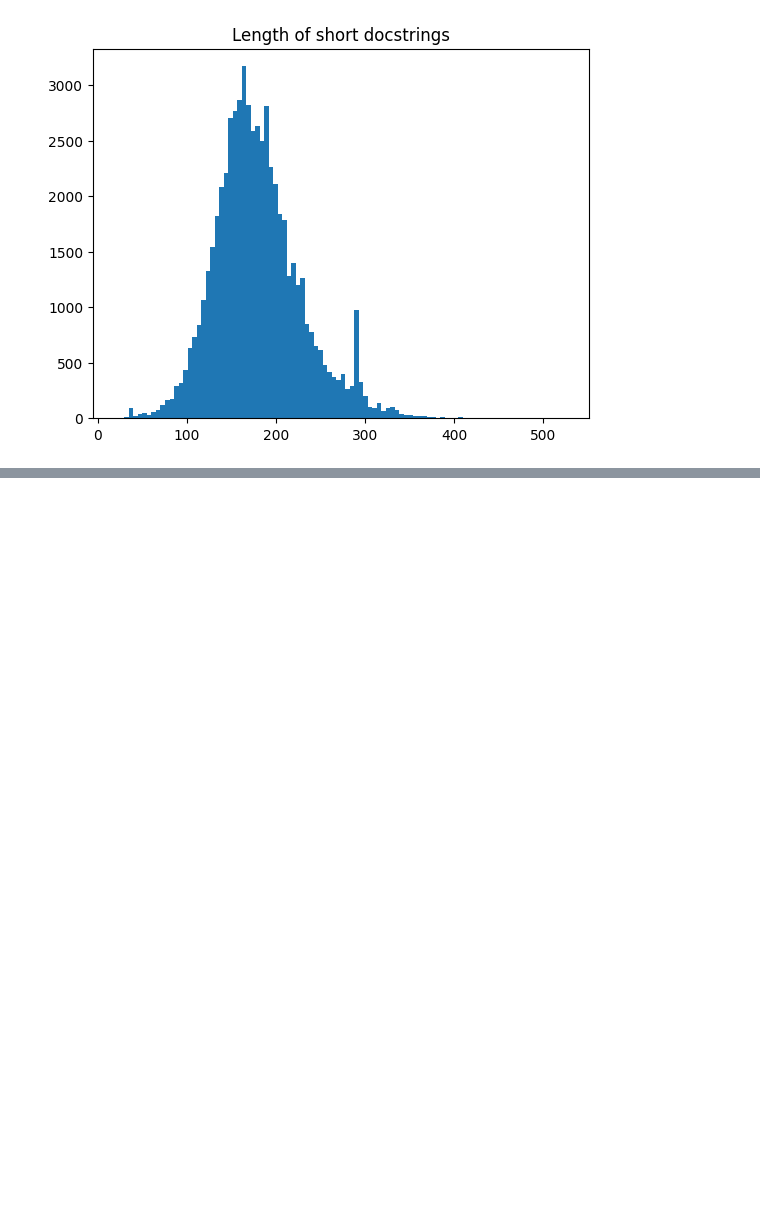
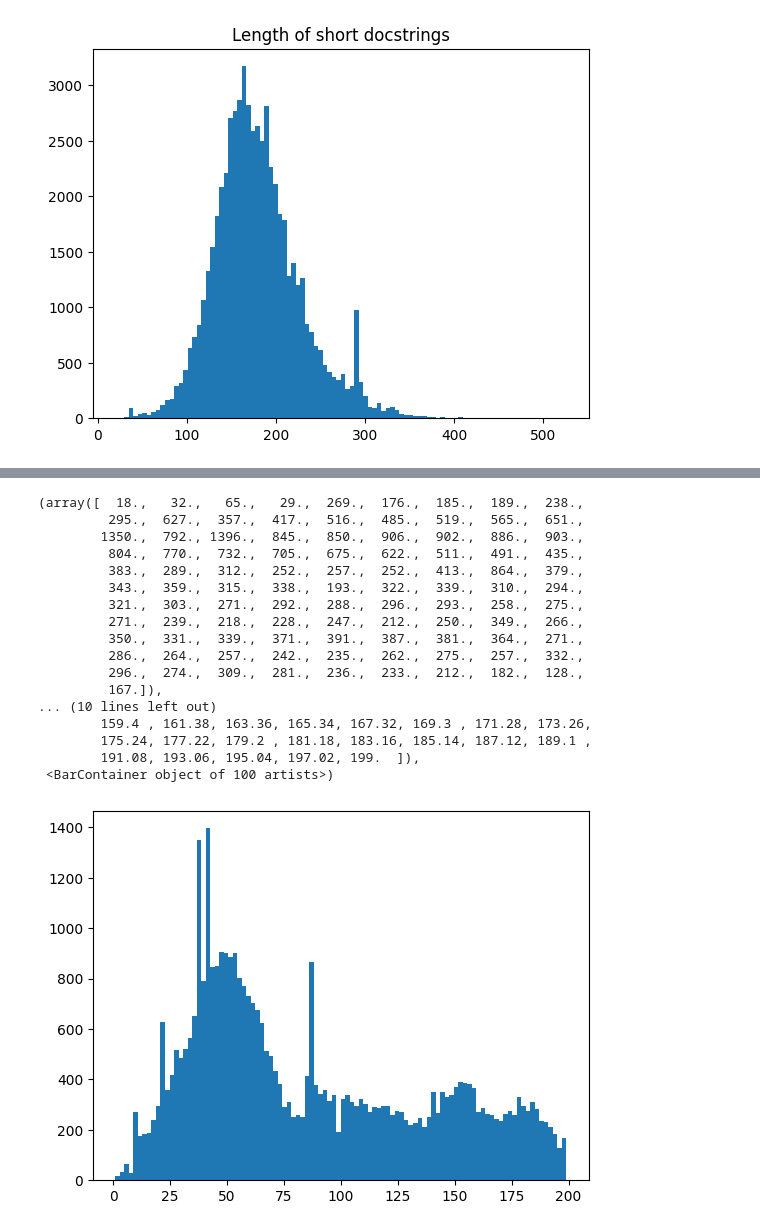
Before and after one commit to Lord225/datamining-on-pypl, a Jupyter notebook: transformers/analize-docstrings.ipynb, the cells around one changed output, grey strips where cells are left out. Drawn from its saved outputs; the diff is of its cells as text; code cells hidden in the pictures; blank space fills up the shorter version.

```diff
--- a/transformers/analize-docstrings.ipynb
+++ b/transformers/analize-docstrings.ipynb
@@ -158,0 +278,21 @@ NameError: name 'z' is not defined
+# %%
+SIMILLARITY_THRESHOLD = 10
+
+short['docstring'][distances > SIMILLARITY_THRESHOLD]
+
+
+def filter(docstring, short_docstring, distance):
+    if len(docstring) < 85:
+        return docstring
+
+    if distance > SIMILLARITY_THRESHOLD and len(docstring) < 120:
+        return docstring
+
+    if distance < SIMILLARITY_THRESHOLD and len(short_docstring) > len(docstring):
+        return None
+
+    return short_docstring
+
+short['filtered_docstring'] = short.apply(lambda x: filter(x['docstring'], x['short_docstring'], distances[x.name]), axis=1)
+
+short
@@ -158,0 +317,3 @@ NameError: name 'z' is not defined
+# %%
+short = short[short['filtered_docstring'].notnull()]
+short
@@ -158,0 +334,4 @@ NameError: name 'z' is not defined
+# %%
+# get original functions
+functions = pd.read_sql("SELECT * FROM functions WHERE docstring is not null ORDER BY id", db)
+functions
@@ -158,0 +352,3 @@ NameError: name 'z' is not defined
+# %%
+not_included = functions[~functions['id'].isin(short['id'])]
+not_included
@@ -158,0 +369,22 @@ NameError: name 'z' is not defined
+# %%
+# check size of docstrings of not included functions
+plt.hist(not_included['docstring'].apply(len).where(not_included['docstring'].apply(len) < 200), bins=100)
+# %% [output]
+(array([  18.,   32.,   65.,   29.,  269.,  176.,  185.,  189.,  238.,
+         295.,  627.,  357.,  417.,  516.,  485.,  519.,  565.,  651.,
+        1350.,  792., 1396.,  845.,  850.,  906.,  902.,  886.,  903.,
+         804.,  770.,  732.,  705.,  675.,  622.,  511.,  491.,  435.,
+         383.,  289.,  312.,  252.,  257.,  252.,  413.,  864.,  379.,
+         343.,  359.,  315.,  338.,  193.,  322.,  339.,  310.,  294.,
+         321.,  303.,  271.,  292.,  288.,  296.,  293.,  258.,  275.,
+         271.,  239.,  218.,  228.,  247.,  212.,  250.,  349.,  266.,
+         350.,  331.,  339.,  371.,  391.,  387.,  381.,  364.,  271.,
+         286.,  264.,  257.,  242.,  235.,  262.,  275.,  257.,  332.,
+         296.,  274.,  309.,  281.,  236.,  233.,  212.,  182.,  128.,
+         167.]),
+... (10 lines left out)
+        159.4 , 161.38, 163.36, 165.34, 167.32, 169.3 , 171.28, 173.26,
+        175.24, 177.22, 179.2 , 181.18, 183.16, 185.14, 187.12, 189.1 ,
+        191.08, 193.06, 195.04, 197.02, 199.  ]),
+ <BarContainer object of 100 artists>)
+[figure, added]
```
Also changed, not shown: parts of 31 cells of this notebook, 8 other files.
